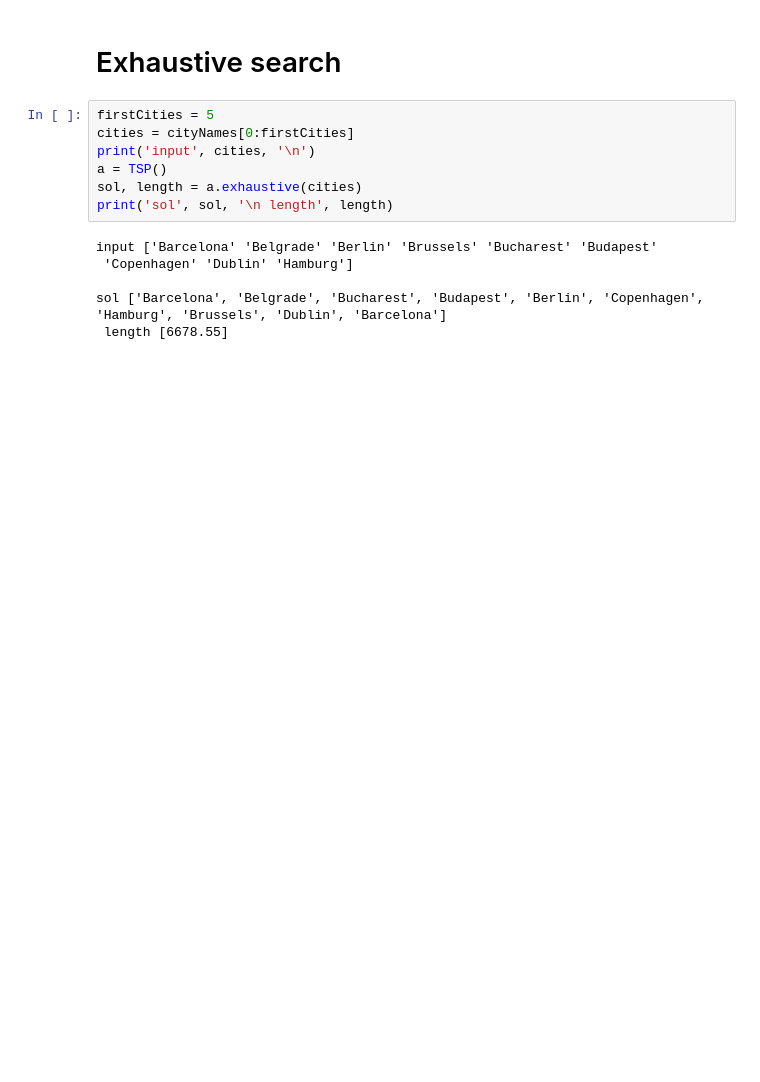
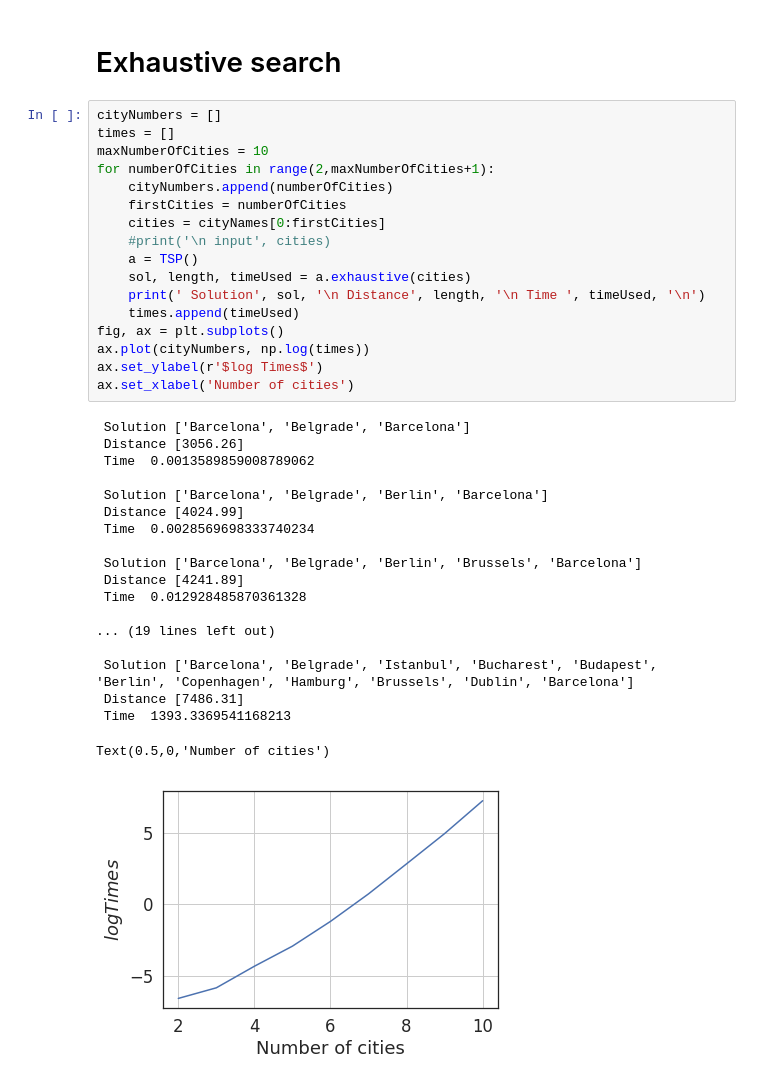
Before and after one commit to kaaja/BIC, a Jupyter notebook: m1/m1.ipynb, the cells around one changed output. Drawn from its saved outputs; the diff is of its cells as text; blank space fills up the shorter version.

Commit message:
exhaust + hill

```diff
--- a/m1/m1.ipynb
+++ b/m1/m1.ipynb
@@ -64,15 +121,39 @@ class TSP:
 # %% [markdown]
 # Exhaustive search
-# %%
-firstCities = 5
-cities = cityNames[0:firstCities]
-print('input', cities, '\n')
-a = TSP()
-sol, length = a.exhaustive(cities)
-print('sol', sol, '\n length', length)
-# %% [output]
-input ['Barcelona' 'Belgrade' 'Berlin' 'Brussels' 'Bucharest' 'Budapest'
- 'Copenhagen' 'Dublin' 'Hamburg']
-
-sol ['Barcelona', 'Belgrade', 'Bucharest', 'Budapest', 'Berlin', 'Copenhagen', 'Hamburg', 'Brussels', 'Dublin', 'Barcelona']
- length [6678.55]
+# %%
+cityNumbers = []
+times = []
+maxNumberOfCities = 10
+for numberOfCities in range(2,maxNumberOfCities+1):
+    cityNumbers.append(numberOfCities)
+    firstCities = numberOfCities
+    cities = cityNames[0:firstCities]
+    #print('\n input', cities)
+    a = TSP()
+    sol, length, timeUsed = a.exhaustive(cities)
+    print(' Solution', sol, '\n Distance', length, '\n Time ', timeUsed, '\n')
+    times.append(timeUsed)
+fig, ax = plt.subplots()
+ax.plot(cityNumbers, np.log(times))
+ax.set_ylabel(r'$log Times$')
+ax.set_xlabel('Number of cities')
+# %% [output]
+ Solution ['Barcelona', 'Belgrade', 'Barcelona']
+ Distance [3056.26]
+ Time  0.0013589859008789062
+
+ Solution ['Barcelona', 'Belgrade', 'Berlin', 'Barcelona']
+ Distance [4024.99]
+ Time  0.0028569698333740234
+
+ Solution ['Barcelona', 'Belgrade', 'Berlin', 'Brussels', 'Barcelona']
+ Distance [4241.89]
+ Time  0.012928485870361328
+
+... (19 lines left out)
+
+ Solution ['Barcelona', 'Belgrade', 'Istanbul', 'Bucharest', 'Budapest', 'Berlin', 'Copenhagen', 'Hamburg', 'Brussels', 'Dublin', 'Barcelona']
+ Distance [7486.31]
+ Time  1393.3369541168213
+Text(0.5,0,'Number of cities')
+[figure, added]
```
Also changed, not shown: parts of 7 cells of this notebook.
